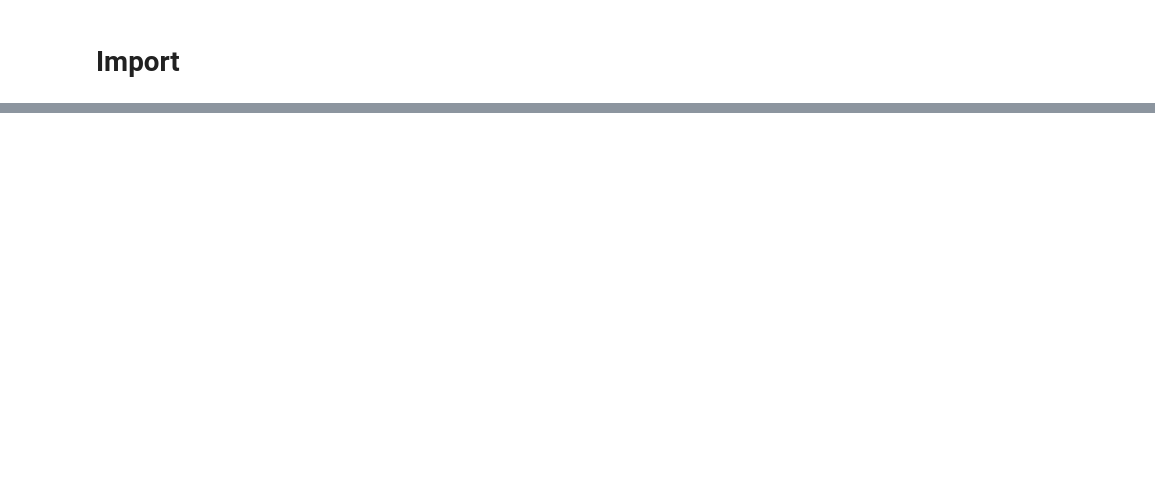
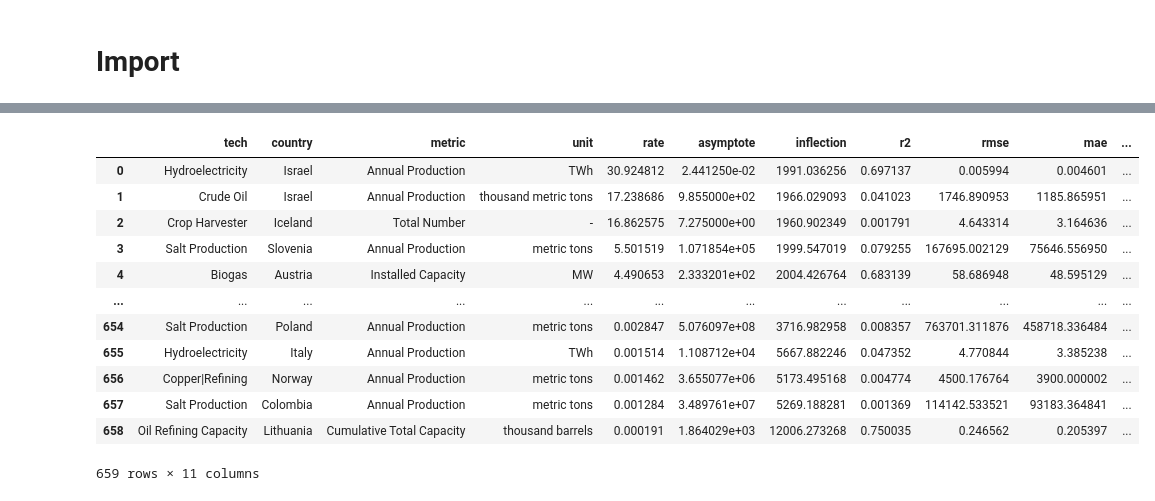
Before and after one commit to CANOE-main/canoe-transportation, a Jupyter notebook: model_constraints/growth_rates.ipynb, the cells around one changed output, grey strips where cells are left out. Cells and saved outputs as stored; diff of their text form; code cells hidden in the pictures; blank space fills up the shorter version.

Commit message:
Updated results_analysis2.ipynb Added growth_rates.ipynb

```diff
--- a/model_constraints/growth_rates.ipynb
+++ b/model_constraints/growth_rates.ipynb
@@ -17,10 +23,0 @@ data.shape
-# %%
-null_years = data.groupby('Year').sum('Value')
-null_years = null_years[null_years['Value'] == 0].index
-data = data[~data['Year'].isin(null_years)]
-
-data = (
-    data.groupby(['Country Name', 'Variable'])
-    .filter(lambda x: x['Value'].notnull().sum() >= 20)
-)
-data.shape
@@ -34,16 +109,25 @@ data.shape
 # %%
-data['Metric'] = data['Metric'].replace(to_replace='Annual production', value='Annual Production')
+data_filter['Metric'] = data_filter['Metric'].replace(to_replace=['Annual production', 'Cumulative total capacity', 'Net Total Capacity', 'Installed electricity capacity', 'Total Length'],
+                                        value=['Annual Production', 'Cumulative Total Capacity', 'Installed Capacity', 'Installed Capacity', 'Cumulative Length'])
 
-grouped_metrics = data.groupby('Metric')['Technology Name'].unique()
+grouped_metrics = data_filter.groupby('Metric')['Technology Name'].unique()
+print('##### metric: techs #####')
 for metric, techs in grouped_metrics.items():
     print(f"{metric}: {list(techs)}")
 
+grouped_metrics = data_filter.groupby('Metric')['Unit'].unique()
+print('\n##### metric: units #####')
+for metric, units in grouped_metrics.items():
+    print(f"{metric}: {list(units)}")
+
 keep_metrics = ['Total Number',
                 'Annual Production',
-                # 'Annual production',
                 'Cumulative Total Capacity',
-                'Installed electricity capacity']
+                'Cumulative Length',            # TODO - need to reconsider
+                'Installed Capacity']
 
-data_metrics = data[data['Metric'].isin(keep_metrics)]
-data_metrics.shape
+data_filter.loc[(data_filter['Metric'] == 'Cumulative Total Capacity') & (data_filter['Unit'] == 'kilometers'), 'Metric'] = 'Cumulative Length'
+data_filter.loc[(data_filter['Metric'] == 'Cumulative Total Capacity') & (data_filter['Unit'] == '-'), 'Metric'] = 'Total Number'
+data_metrics = data_filter[data_filter['Metric'].isin(keep_metrics)]
+len(data_metrics['Technology Name'].unique())
 # %% [output]
@@ -199,0 +396,7 @@ growth_rates = growth_rates[growth_rates['rate'] >= 0]  # remove techs with nega
+# %%
+k_rates = growth_rate_fitting(
+    data=data_clean[data_clean['country'] != 'World'],
+    # tech='Passenger Cars',
+    # country='United States',
+    # sort_by='r2'
+    )
@@ -199,0 +439,16 @@ growth_rates = growth_rates[growth_rates['rate'] >= 0]  # remove techs with nega
+# %%
+k_rates
+# %% [output]
+|  | tech | country | metric | unit | rate | asymptote | inflection | r2 | rmse | mae | ... |
+| 0 | Hydroelectricity | Israel | Annual Production | TWh | 30.924812 | 2.441250e-02 | 1991.036256 | 0.697137 | 0.005994 | 0.004601 | ... |
+| 1 | Crude Oil | Israel | Annual Production | thousand metric tons | 17.238686 | 9.855000e+02 | 1966.029093 | 0.041023 | 1746.890953 | 1185.865951 | ... |
+| 2 | Crop Harvester | Iceland | Total Number | - | 16.862575 | 7.275000e+00 | 1960.902349 | 0.001791 | 4.643314 | 3.164636 | ... |
+| 3 | Salt Production | Slovenia | Annual Production | metric tons | 5.501519 | 1.071854e+05 | 1999.547019 | 0.079255 | 167695.002129 | 75646.556950 | ... |
+| 4 | Biogas | Austria | Installed Capacity | MW | 4.490653 | 2.333201e+02 | 2004.426764 | 0.683139 | 58.686948 | 48.595129 | ... |
+| ... | ... | ... | ... | ... | ... | ... | ... | ... | ... | ... | ... |
+| 654 | Salt Production | Poland | Annual Production | metric tons | 0.002847 | 5.076097e+08 | 3716.982958 | 0.008357 | 763701.311876 | 458718.336484 | ... |
+| 655 | Hydroelectricity | Italy | Annual Production | TWh | 0.001514 | 1.108712e+04 | 5667.882246 | 0.047352 | 4.770844 | 3.385238 | ... |
+| 656 | Copper|Refining | Norway | Annual Production | metric tons | 0.001462 | 3.655077e+06 | 5173.495168 | 0.004774 | 4500.176764 | 3900.000002 | ... |
+| 657 | Salt Production | Colombia | Annual Production | metric tons | 0.001284 | 3.489761e+07 | 5269.188281 | 0.001369 | 114142.533521 | 93183.364841 | ... |
+| 658 | Oil Refining Capacity | Lithuania | Cumulative Total Capacity | thousand barrels | 0.000191 | 1.864029e+03 | 12006.273268 | 0.750035 | 0.246562 | 0.205397 | ... |
+659 rows × 11 columns
```
Also changed, not shown: parts of 21 cells of this notebook, 19 other files.
